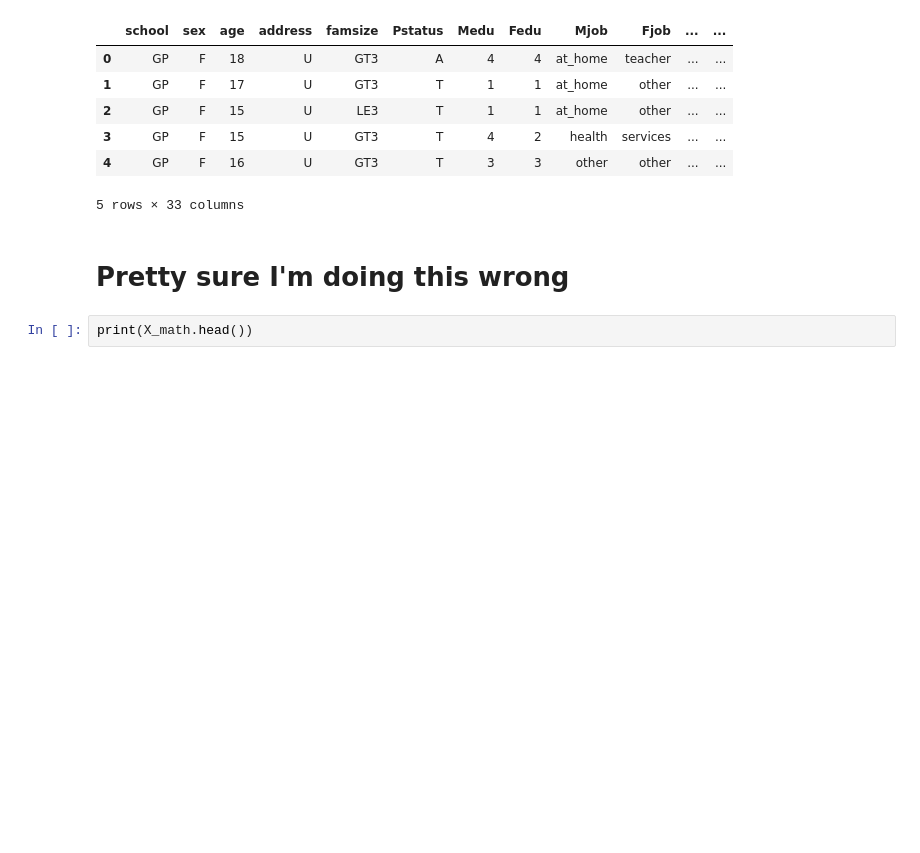
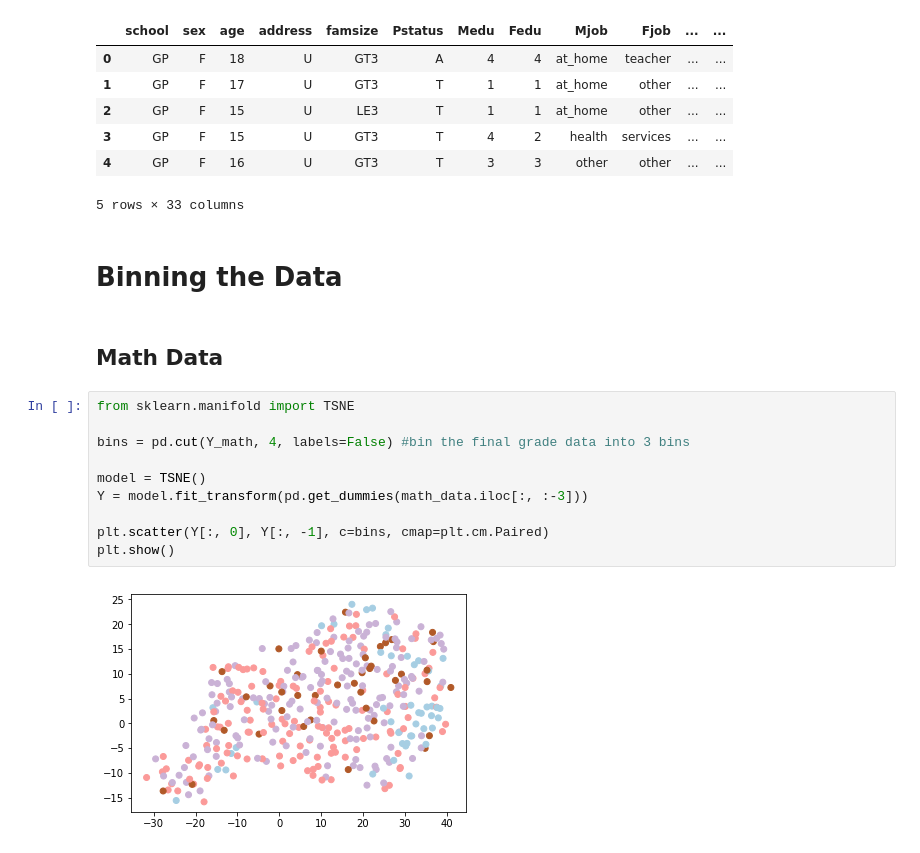
Before and after one commit to silvercam15/Data-Science---Exploring-the-Influence-of-Social-Life-on-Academics, a Jupyter notebook: Data Science Project.ipynb, the cells around one changed output. Saved outputs shown, nothing was run; the diff lists cells and outputs as text; blank space fills up the shorter version.

```diff
--- a/Data Science Project.ipynb
+++ b/Data Science Project.ipynb
@@ -85,7 +161,19 @@ port_data.head()
 | 3 | GP | F | 15 | U | GT3 | T | 4 | 2 | health | services | ... | ... |
 | 4 | GP | F | 16 | U | GT3 | T | 3 | 3 | other | other | ... | ... |
 5 rows × 33 columns
-# %% [markdown]
-# Pretty sure I'm doing this wrong
-# %%
-print(X_math.head())
+# %% [markdown]
+# Binning the Data
+# %% [markdown]
+## Math Data
+# %%
+from sklearn.manifold import TSNE
+
+bins = pd.cut(Y_math, 4, labels=False) #bin the final grade data into 3 bins
+
+model = TSNE()
+Y = model.fit_transform(pd.get_dummies(math_data.iloc[:, :-3]))
+
+plt.scatter(Y[:, 0], Y[:, -1], c=bins, cmap=plt.cm.Paired)
+plt.show()
+# %% [output]
+[figure, added]
```
Also changed, not shown: parts of 32 cells of this notebook.
